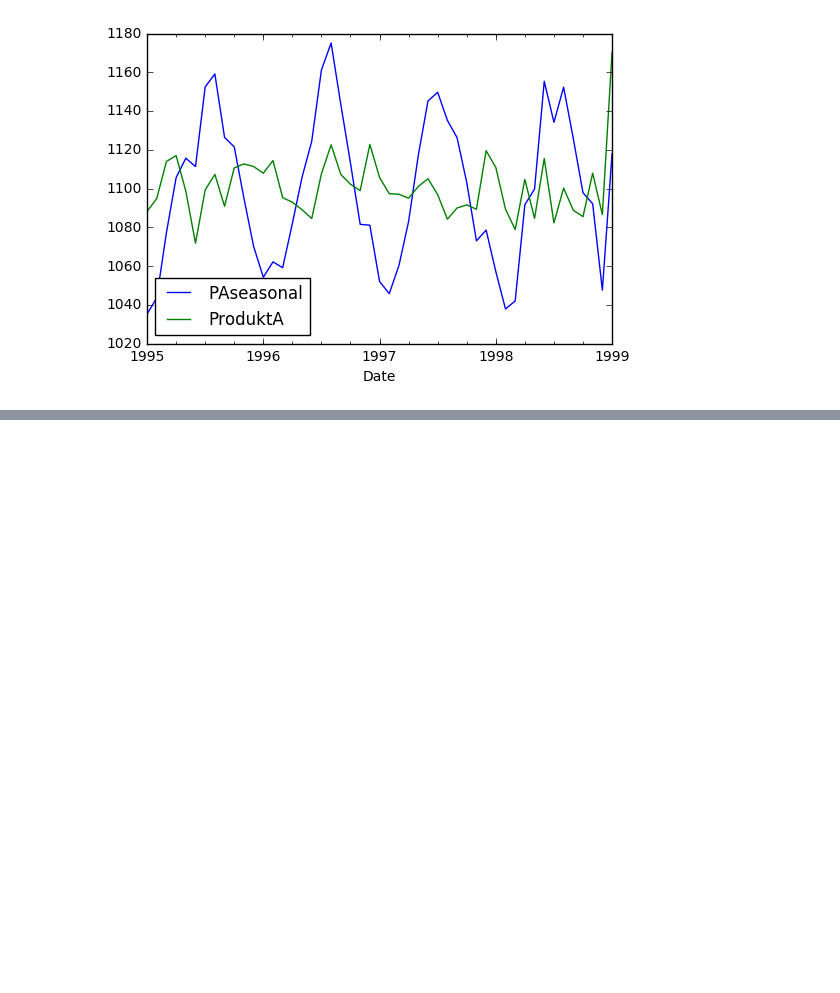
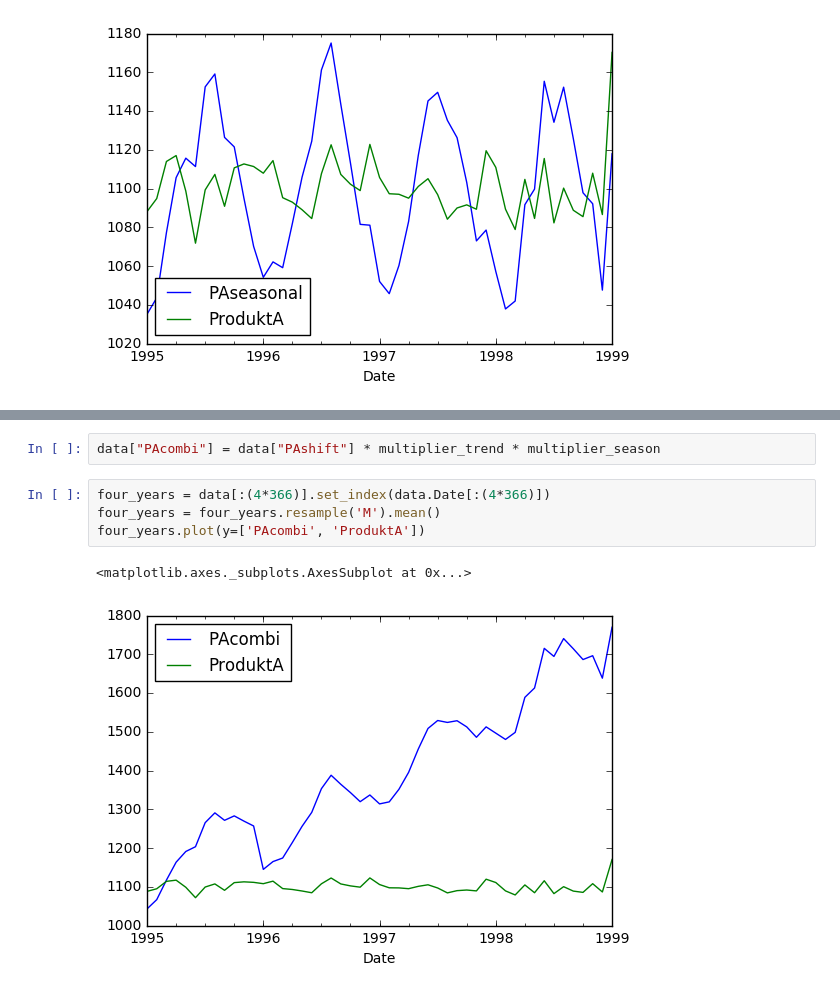
Before and after one commit to vab9/observer, a Jupyter notebook: data-prep.ipynb, the cells around one changed output, grey strips where cells are left out. Cells and saved outputs as stored; diff of their text form; blank space fills up the shorter version.

```diff
--- a/data-prep.ipynb
+++ b/data-prep.ipynb
@@ -101,0 +121,9 @@ df.plot(df.index, ['ProduktA', 'PA-adjusted'])
+# %%
+data["PAcombi"] = data["PAshift"] * multiplier_trend * multiplier_season
+# %%
+four_years = data[:(4*366)].set_index(data.Date[:(4*366)])
+four_years = four_years.resample('M').mean()
+four_years.plot(y=['PAcombi', 'ProduktA'])
+# %% [output]
+<matplotlib.axes._subplots.AxesSubplot at 0x...>
+[figure, added]
```
Also changed, not shown: parts of 32 cells of this notebook, 1 other file.
